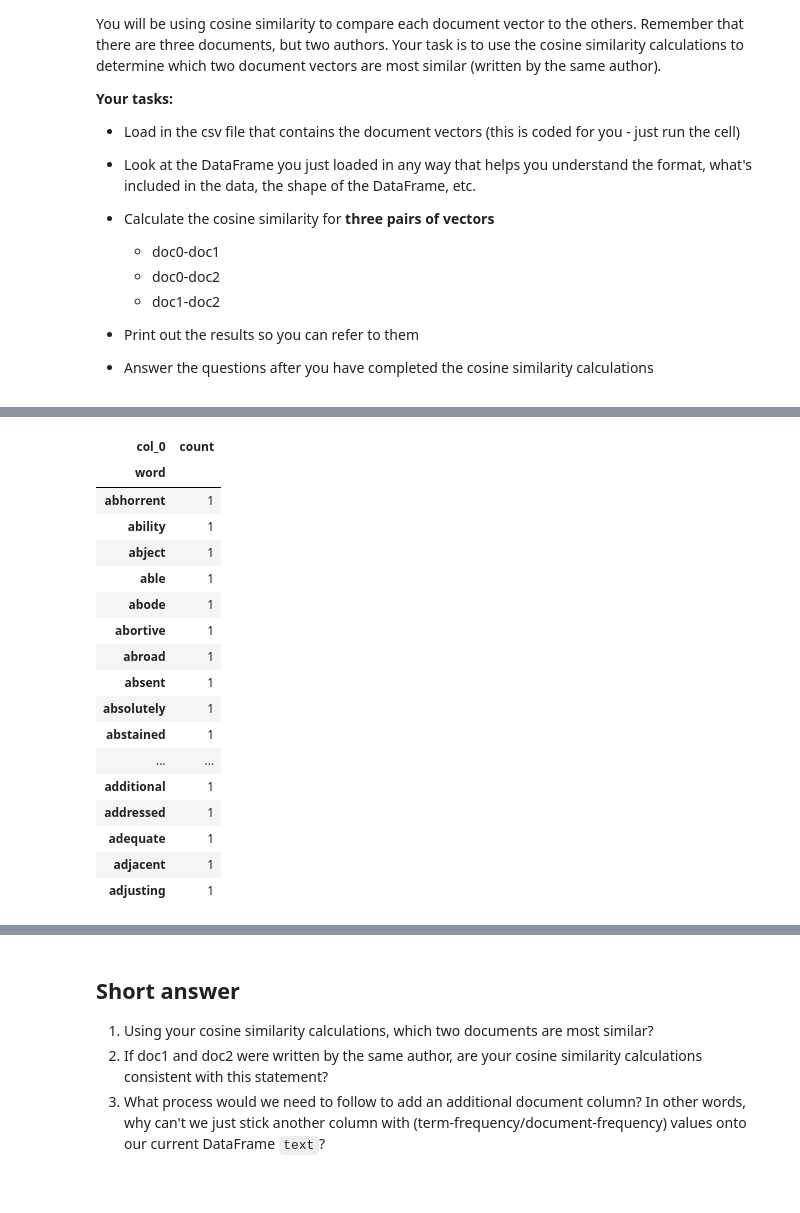
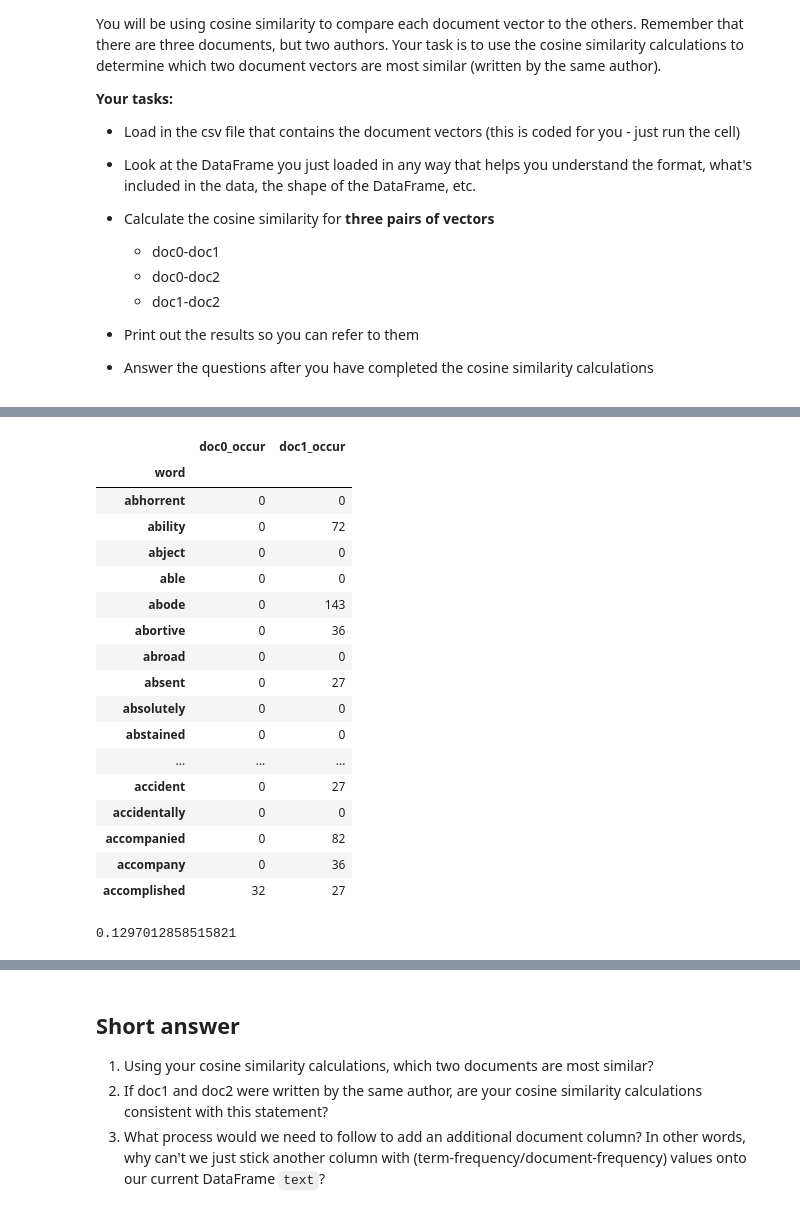
Before and after one commit to kevmanning/DS-Unit-1-Sprint-3-Linear-Algebra, a Jupyter notebook: DS_Unit1_Sprint3_Challenge_Kevin_Manning.ipynb, the cells around one changed output, grey strips where cells are left out. Drawn from its saved outputs; the diff is of its cells as text; code cells hidden in the pictures.

```diff
--- a/DS_Unit1_Sprint3_Challenge_Kevin_Manning.ipynb
+++ b/DS_Unit1_Sprint3_Challenge_Kevin_Manning.ipynb
@@ -412,22 +435,28 @@ print(doc2.head())
-# %%
-doc0_freq = pd.DataFrame(pd.crosstab(index= doc0['word'], columns= 'count'))
-doc0_freq[0:50]
-# %% [output]
-| col_0 | count |
-| word |  |
-| abhorrent | 1 |
-| ability | 1 |
-| abject | 1 |
-| able | 1 |
-| abode | 1 |
-| abortive | 1 |
-| abroad | 1 |
-| absent | 1 |
-| absolutely | 1 |
-| abstained | 1 |
-| ... | ... |
-| additional | 1 |
-| addressed | 1 |
-| adequate | 1 |
-| adjacent | 1 |
-| adjusting | 1 |
+# %%
+all_words= pd.merge(doc0_df, doc1_df, how= 'inner')
+all_words.set_index('word', inplace= True)
+all_words[0:20]
+# %% [output]
+|  | doc0_occur | doc1_occur |
+| word |  |  |
+| abhorrent | 0 | 0 |
+| ability | 0 | 72 |
+| abject | 0 | 0 |
+| able | 0 | 0 |
+| abode | 0 | 143 |
+| abortive | 0 | 36 |
+| abroad | 0 | 0 |
+| absent | 0 | 27 |
+| absolutely | 0 | 0 |
+| abstained | 0 | 0 |
+| ... | ... | ... |
+| accident | 0 | 27 |
+| accidentally | 0 | 0 |
+| accompanied | 0 | 82 |
+| accompany | 0 | 36 |
+| accomplished | 32 | 27 |
+# %%
+cos_sim01= dot(all_words['doc0_occur'], all_words['doc1_occur'])/(norm(all_words['doc0_occur'])* norm(all_words['doc1_occur']))
+print(cos_sim01)
+# %% [output]
+0.1297012858515821
```
Also changed, not shown: parts of 15 cells of this notebook.
